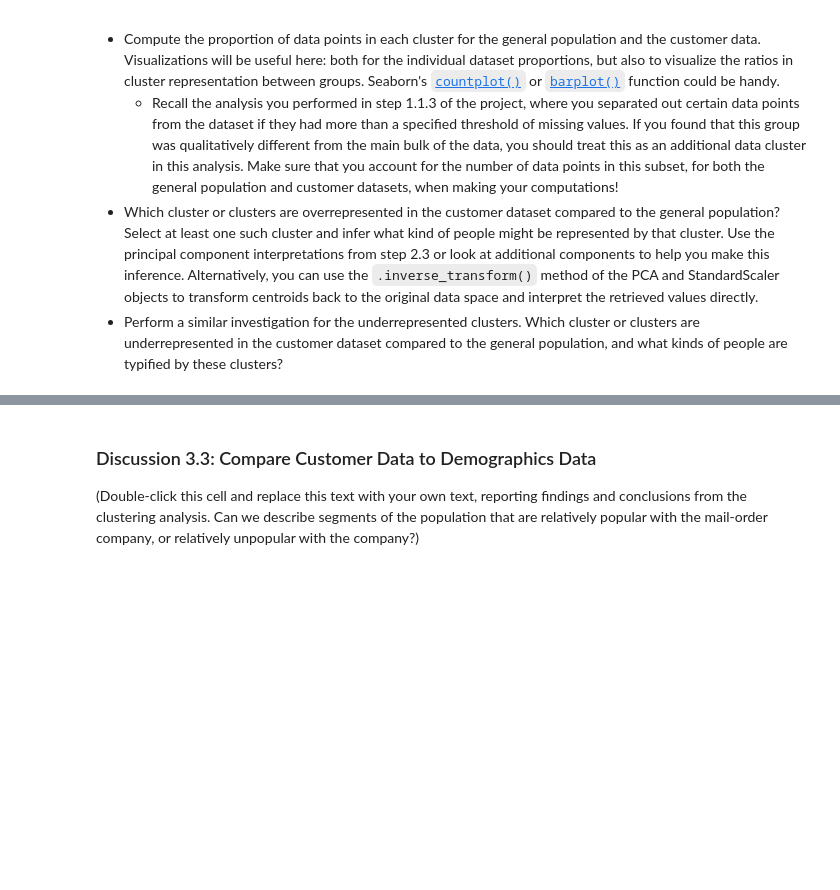
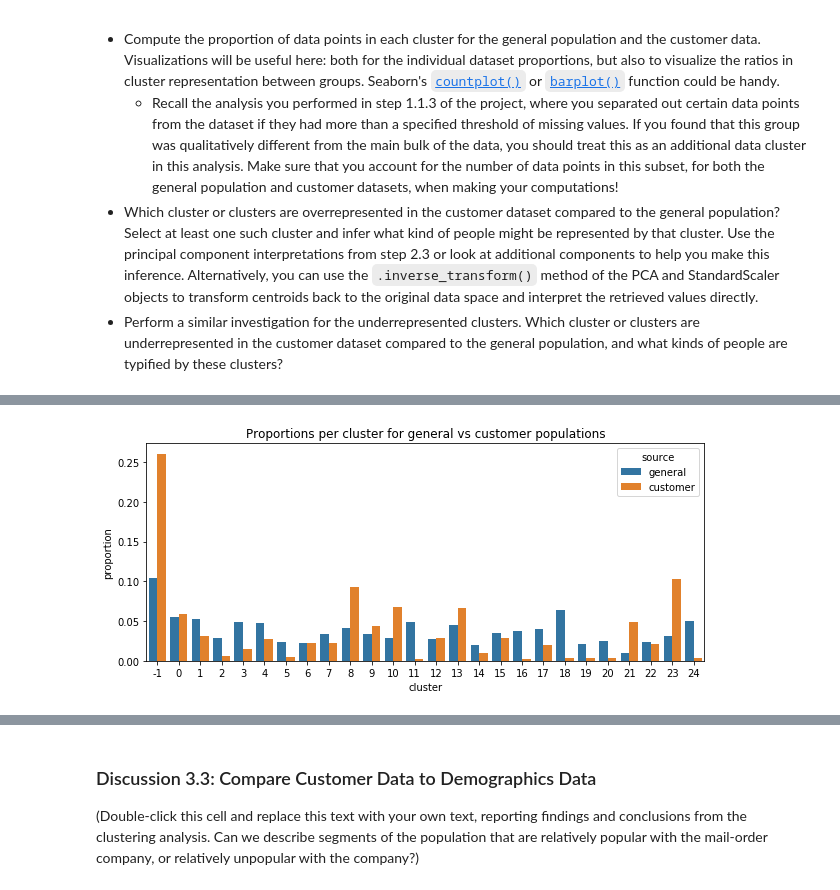
Before and after one commit to vasilkosturski/udacity-ml-intro, a Jupyter notebook: unsupervised-learning/creating-customer-segments/Identify_Customer_Segments.ipynb, the cells around one changed output, grey strips where cells are left out. Drawn from its saved outputs; the diff is of its cells as text; code cells hidden in the pictures; blank space fills up the shorter version.

Commit message:
Customer Segments - Customer data comparison

```diff
--- a/unsupervised-learning/creating-customer-segments/Identify_Customer_Segments.ipynb
+++ b/unsupervised-learning/creating-customer-segments/Identify_Customer_Segments.ipynb
@@ -996,3 +998,10 @@ Take a look at the following points in this step:
   - Recall the analysis you performed in step 1.1.3 of the project, where you separated out certain data points from the dataset if they had more than a specified threshold of missing values. If you found that this group was qualitatively different from the main bulk of the data, you should treat this as an additional data cluster in this analysis. Make sure that you account for the number of data points in this subset, for both the general population and customer datasets, when making your computations!
 - Which cluster or clusters are overrepresented in the customer dataset compared to the general population? Select at least one such cluster and infer what kind of people might be represented by that cluster. Use the principal component interpretations from step 2.3 or look at additional components to help you make this inference. Alternatively, you can use the `.inverse_transform()` method of the PCA and StandardScaler objects to transform centroids back to the original data space and interpret the retrieved values directly.
 - Perform a similar investigation for the underrepresented clusters. Which cluster or clusters are underrepresented in the customer dataset compared to the general population, and what kinds of people are typified by these clusters?
+# %%
+# Account for rows with many missing values
+azdias_many_missing_array = np.full((azdias_many_missing.shape[0],), -1)
+kmeans_all_labels = np.concatenate([kmeans_labels, azdias_many_missing_array])
+
+customers_many_missing_array = np.full((customers_many_missing.shape[0],), -1)
+kmeans_all_customers = np.concatenate([kmeans_customers, customers_many_missing_array])
@@ -998,0 +1012,18 @@ Take a look at the following points in this step:
+# %%
+# Compare the proportion of data in each cluster for the customer data to the
+# proportion of data in each cluster for the general population.
+
+# Proportions for general data
+dict_data = {'proportion': pd.Series(kmeans_all_labels).value_counts(normalize=True, sort=False),
+          'source': 'general'}
+
+general_proportions = pd.DataFrame(dict_data)
+
+# Proportions for customer data
+dict_data = {'proportion': pd.Series(kmeans_all_customers).value_counts(normalize=True, sort=False),
+          'source': 'customer'}
+
+customer_proportions = pd.DataFrame(dict_data)
+
+# Concatenate proportions
+total_proportions = pd.concat([general_proportions, customer_proportions])
@@ -998,0 +1050,7 @@ Take a look at the following points in this step:
+# %%
+fig, ax = plt.subplots(figsize=(10,4))
+sns.barplot(ax=ax, x=total_proportions.index, y = total_proportions.proportion, hue=total_proportions.source)
+ax.set_xlabel('cluster')
+ax.set_title('Proportions per cluster for general vs customer populations');
+# %% [output]
+[figure, added]
```
Also changed, not shown: parts of 16 cells of this notebook.
